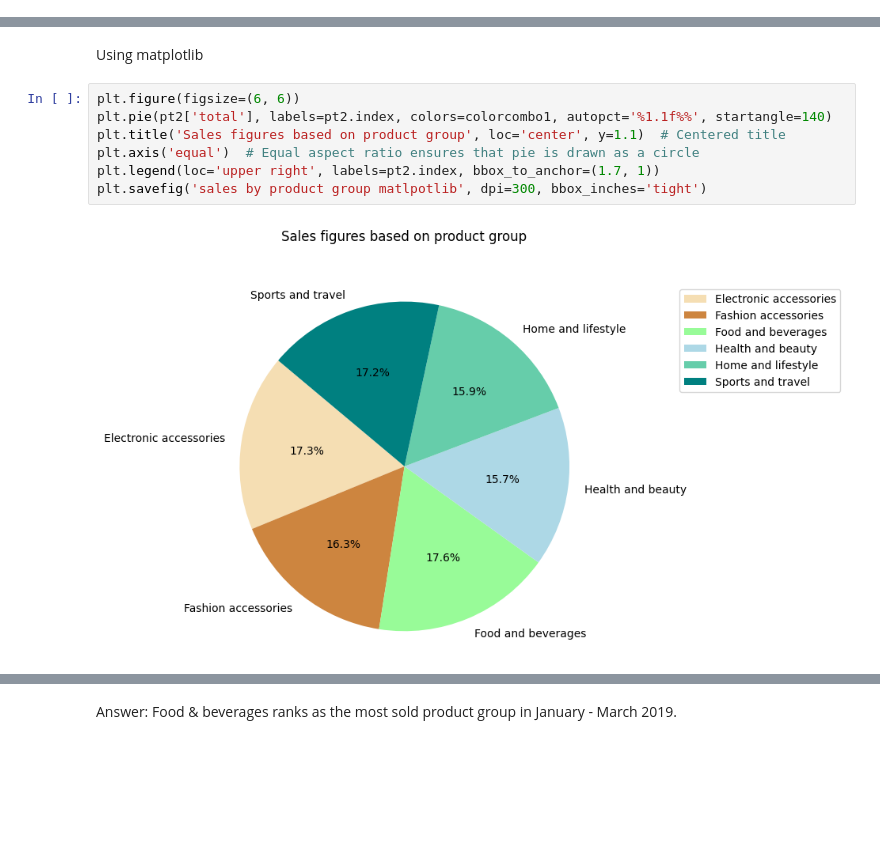
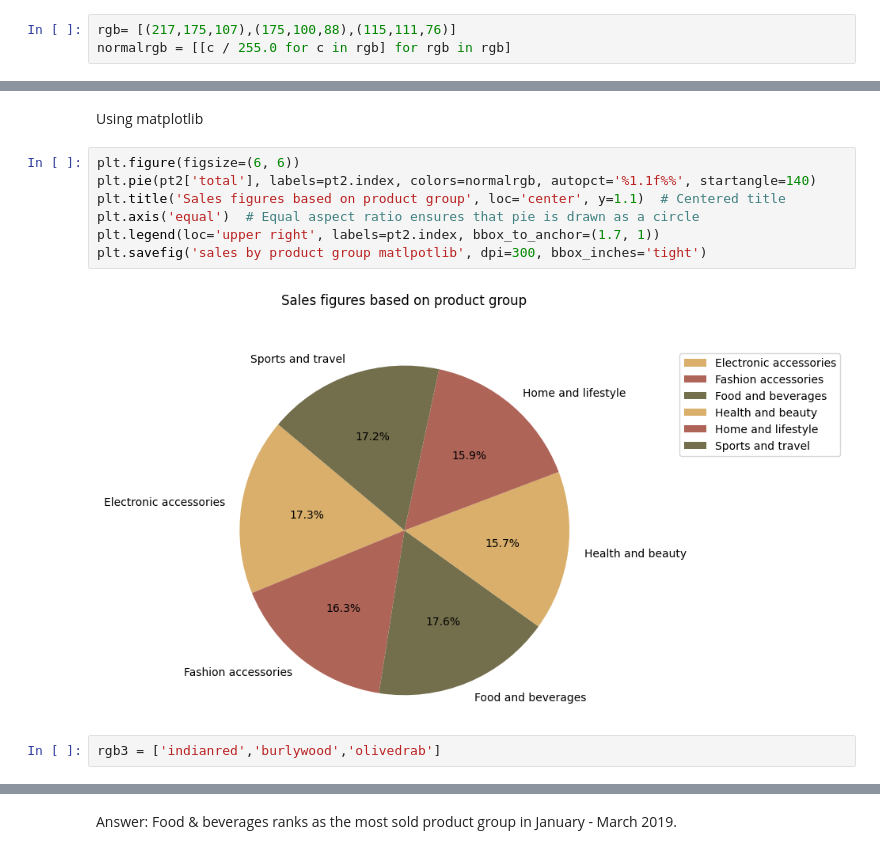
Before and after one commit to vandadwi/AW-final-project, a Jupyter notebook: Supermarket Analysis.ipynb, the cells around one changed output, grey strips where cells are left out. Cells and saved outputs as stored; diff of their text form; blank space fills up the shorter version.

```diff
--- a/Supermarket Analysis.ipynb
+++ b/Supermarket Analysis.ipynb
@@ -164,0 +164,3 @@ plt.savefig('sales figures based on product group', dpi=300, bbox_inches='tight'
+# %%
+rgb= [(217,175,107),(175,100,88),(115,111,76)]
+normalrgb = [[c / 255.0 for c in rgb] for rgb in rgb]
@@ -219,13 +225,15 @@ fig12.show()
 Using matplotlib
 # %%
 plt.figure(figsize=(6, 6))
-plt.pie(pt2['total'], labels=pt2.index, colors=colorcombo1, autopct='%1.1f%%', startangle=140)
+plt.pie(pt2['total'], labels=pt2.index, colors=normalrgb, autopct='%1.1f%%', startangle=140)
 plt.title('Sales figures based on product group', loc='center', y=1.1)  # Centered title
 plt.axis('equal')  # Equal aspect ratio ensures that pie is drawn as a circle
 plt.legend(loc='upper right', labels=pt2.index, bbox_to_anchor=(1.7, 1))
 plt.savefig('sales by product group matlpotlib', dpi=300, bbox_inches='tight')
 # %% [output]
-[figure, old version]
+[figure, new version]
+# %%
+rgb3 = ['indianred','burlywood','olivedrab']
 # %%
 fig, ax = plt.subplots(figsize=(10, 7))
 bar_width = 0.3
```
Also changed, not shown: parts of 42 cells of this notebook.
